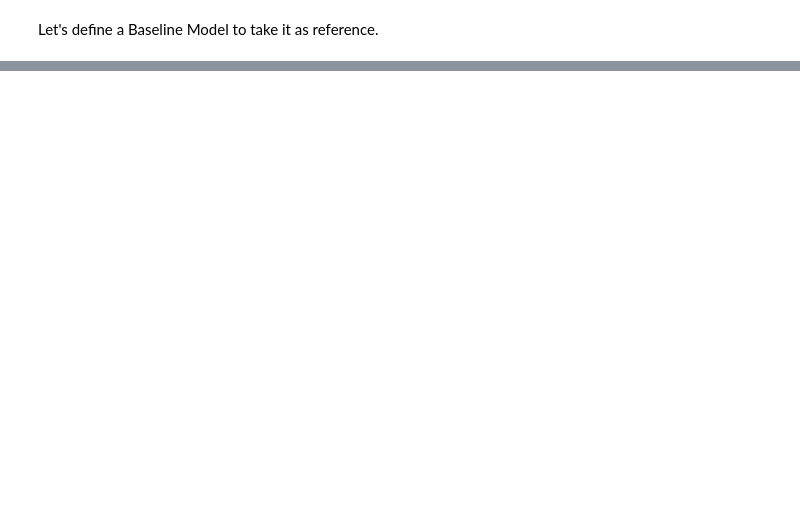
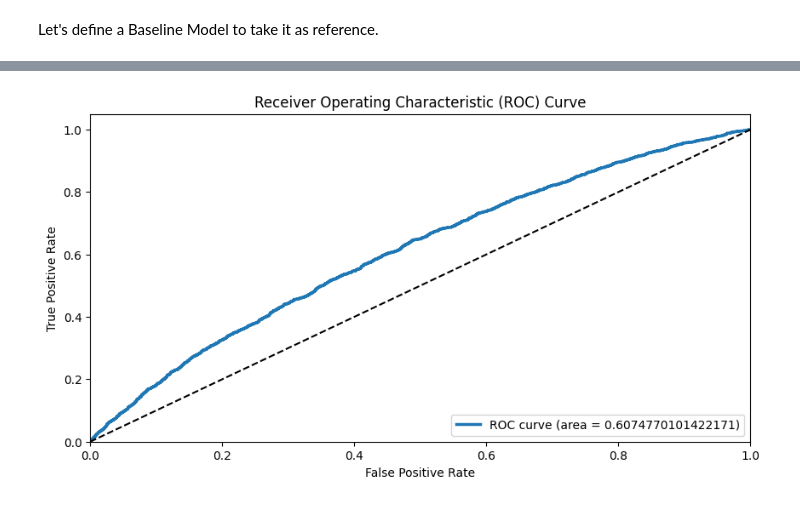
Before and after one commit to wdlopezp/Credit-Risk-Analysis, a Jupyter notebook: notebooks/Feature_Engineering.ipynb, the cells around one changed output, grey strips where cells are left out. Saved outputs shown, nothing was run; the diff lists cells and outputs as text; code cells hidden in the pictures; blank space fills up the shorter version.

```diff
--- a/notebooks/Feature_Engineering.ipynb
+++ b/notebooks/Feature_Engineering.ipynb
@@ -214,0 +276,13 @@ lgb_auc_score = model_evaluation.plot_roc(model=lgb_clf,
+# %%
+# Define model
+xgb_clf = xgb.XGBClassifier(tree_method='gpu_hist',
+                            max_depth=10,
+                            eta=0.5,
+                            objective='binary:logistic',
+                            gpu_id='0',
+                            eval_metric='auc',
+                            seed=SEED)
+# Train model
+xgb_clf.fit(X=X_train_pre, y=y_train)
+# Prediction
+xgb_pred = xgb_clf.predict(X=X_val_pre)
@@ -214,0 +310,6 @@ lgb_auc_score = model_evaluation.plot_roc(model=lgb_clf,
+# %%
+xgb_auc = model_evaluation.plot_roc(model=xgb_clf,
+                                    y_test=y_val,
+                                    features=X_val_pre)
+# %% [output]
+[figure, added]
```
Also changed, not shown: parts of 26 cells of this notebook, 3 other files.
